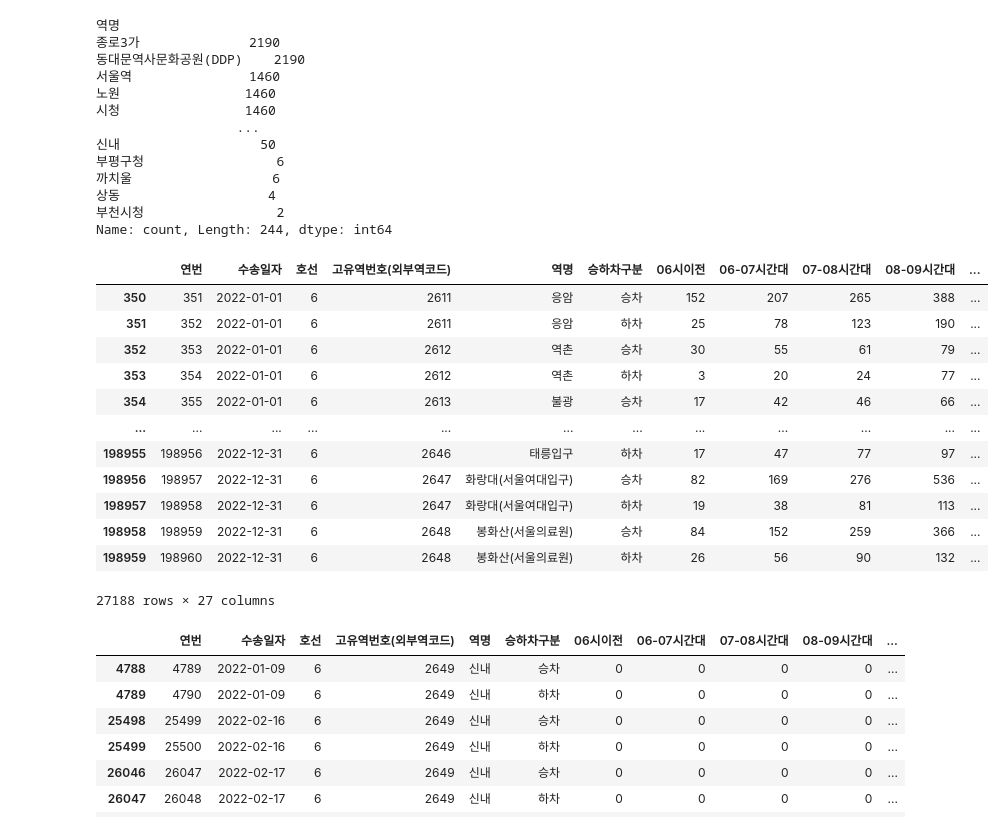
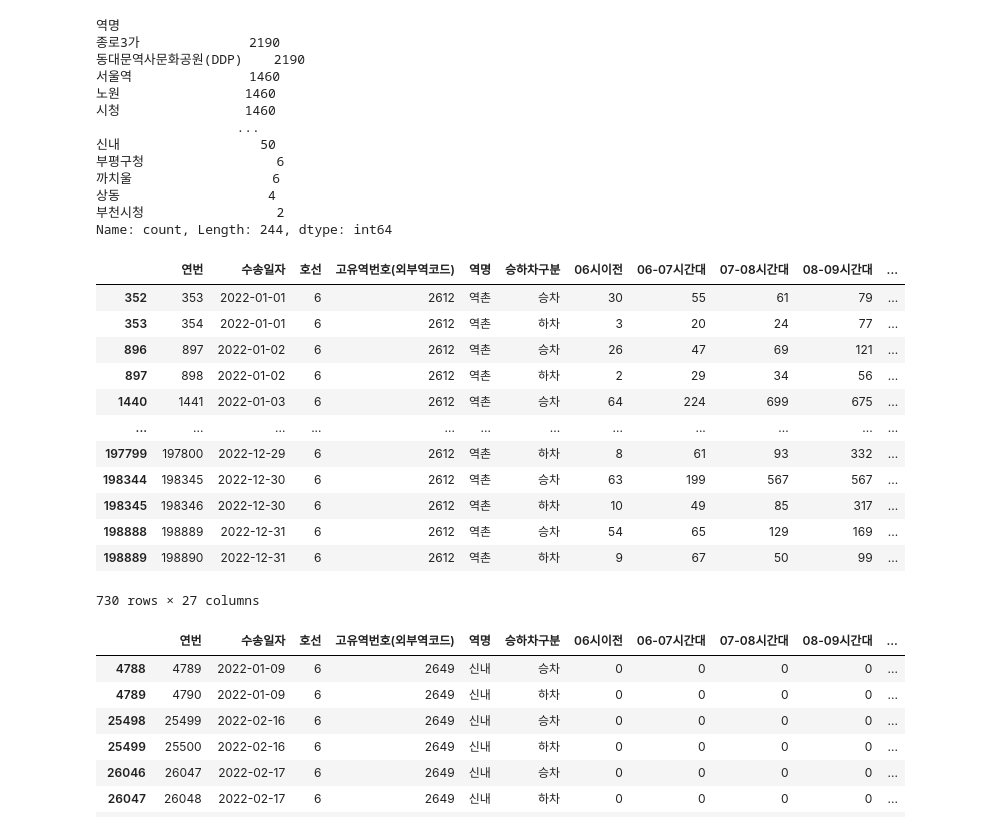
Before and after one commit to SSolLEE/tempProject, a Jupyter notebook: python/crawling/semi/data/^^^역별요일별비율.ipynb, the cells around one changed output. Drawn from its saved outputs; the diff is of its cells as text; code cells hidden in the pictures.

```diff
--- a/python/crawling/semi/data/^^^역별요일별비율.ipynb
+++ b/python/crawling/semi/data/^^^역별요일별비율.ipynb
@@ -60,21 +60,21 @@ data.역명.value_counts()
 부천시청                 2
 Name: count, Length: 244, dtype: int64
 # %%
-data[(data['호선'] == 6)]
+data[(data['역명'] == '역촌')]
 # %% [output]
 |  | 연번 | 수송일자 | 호선 | 고유역번호(외부역코드) | 역명 | 승하차구분 | 06시이전 | 06-07시간대 | 07-08시간대 | 08-09시간대 | ... |
-| 350 | 351 | 2022-01-01 | 6 | 2611 | 응암 | 승차 | 152 | 207 | 265 | 388 | ... |
-| 351 | 352 | 2022-01-01 | 6 | 2611 | 응암 | 하차 | 25 | 78 | 123 | 190 | ... |
 | 352 | 353 | 2022-01-01 | 6 | 2612 | 역촌 | 승차 | 30 | 55 | 61 | 79 | ... |
 | 353 | 354 | 2022-01-01 | 6 | 2612 | 역촌 | 하차 | 3 | 20 | 24 | 77 | ... |
-| 354 | 355 | 2022-01-01 | 6 | 2613 | 불광 | 승차 | 17 | 42 | 46 | 66 | ... |
+| 896 | 897 | 2022-01-02 | 6 | 2612 | 역촌 | 승차 | 26 | 47 | 69 | 121 | ... |
+| 897 | 898 | 2022-01-02 | 6 | 2612 | 역촌 | 하차 | 2 | 29 | 34 | 56 | ... |
+| 1440 | 1441 | 2022-01-03 | 6 | 2612 | 역촌 | 승차 | 64 | 224 | 699 | 675 | ... |
 | ... | ... | ... | ... | ... | ... | ... | ... | ... | ... | ... | ... |
-| 198955 | 198956 | 2022-12-31 | 6 | 2646 | 태릉입구 | 하차 | 17 | 47 | 77 | 97 | ... |
-| 198956 | 198957 | 2022-12-31 | 6 | 2647 | 화랑대(서울여대입구) | 승차 | 82 | 169 | 276 | 536 | ... |
-| 198957 | 198958 | 2022-12-31 | 6 | 2647 | 화랑대(서울여대입구) | 하차 | 19 | 38 | 81 | 113 | ... |
-| 198958 | 198959 | 2022-12-31 | 6 | 2648 | 봉화산(서울의료원) | 승차 | 84 | 152 | 259 | 366 | ... |
-| 198959 | 198960 | 2022-12-31 | 6 | 2648 | 봉화산(서울의료원) | 하차 | 26 | 56 | 90 | 132 | ... |
+| 197799 | 197800 | 2022-12-29 | 6 | 2612 | 역촌 | 하차 | 8 | 61 | 93 | 332 | ... |
+| 198344 | 198345 | 2022-12-30 | 6 | 2612 | 역촌 | 승차 | 63 | 199 | 567 | 567 | ... |
+| 198345 | 198346 | 2022-12-30 | 6 | 2612 | 역촌 | 하차 | 10 | 49 | 85 | 317 | ... |
+| 198888 | 198889 | 2022-12-31 | 6 | 2612 | 역촌 | 승차 | 54 | 65 | 129 | 169 | ... |
+| 198889 | 198890 | 2022-12-31 | 6 | 2612 | 역촌 | 하차 | 9 | 67 | 50 | 99 | ... |
-27188 rows × 27 columns
+730 rows × 27 columns
 # %%
 data[data['역명'] == '신내']
 # %% [output]
```
Also changed, not shown: 4 other files.
